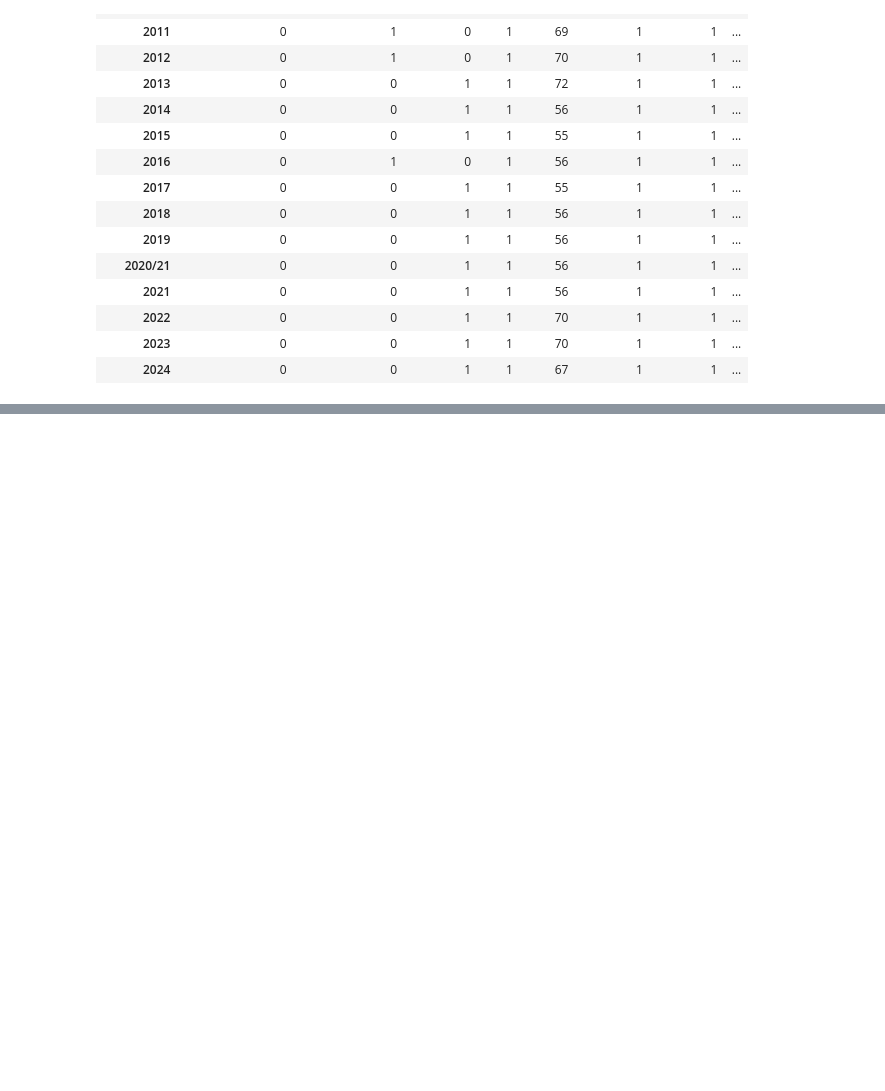
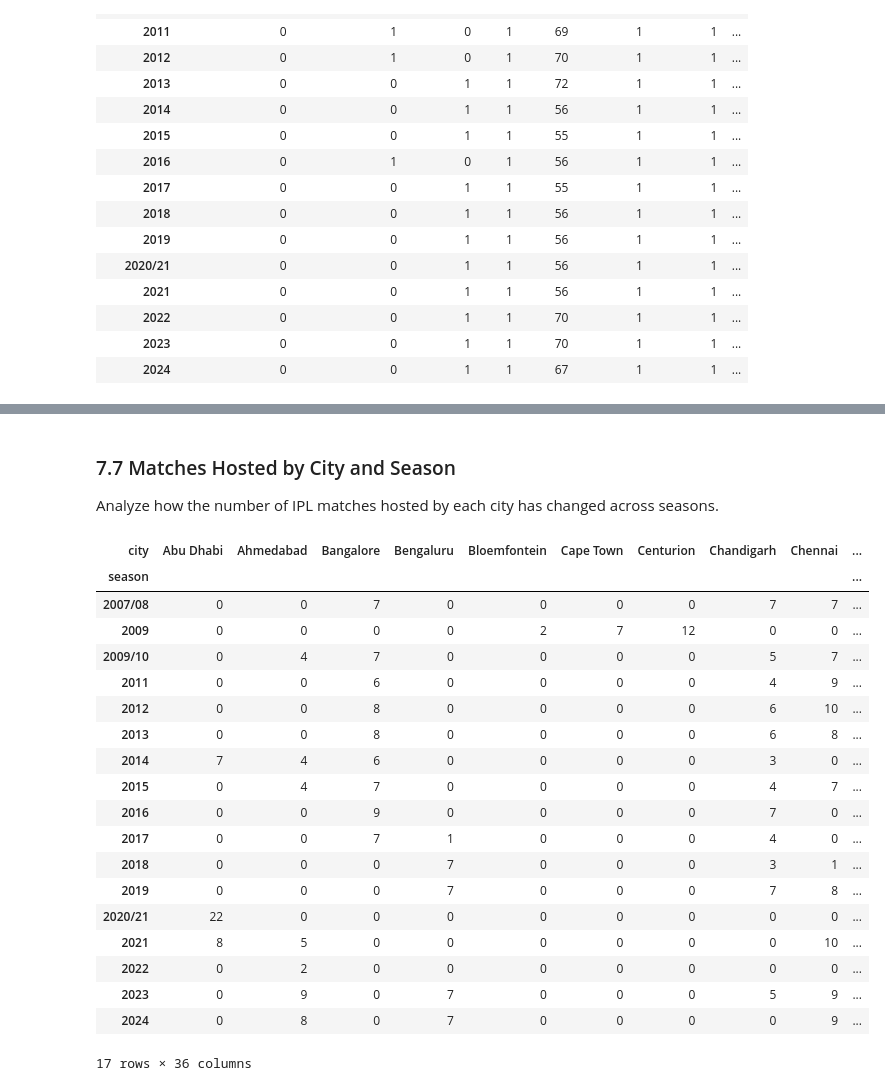
Before and after one commit to khalil-Gardiwal/ipl-data-analysis, a Jupyter notebook: notebooks/ipl-analysis.ipynb, the cells around one changed output, grey strips where cells are left out. Saved outputs shown, nothing was run; the diff lists cells and outputs as text; code cells hidden in the pictures; blank space fills up the shorter version.

```diff
--- a/notebooks/ipl-analysis.ipynb
+++ b/notebooks/ipl-analysis.ipynb
@@ -1158,0 +1342,33 @@ match_type_by_season
+# %% [markdown]
+### 7.7 Matches Hosted by City and Season
+
+Analyze how the number of IPL matches hosted by each city has changed across seasons.
+# %%
+matches_by_city_season = (
+    matches.groupby(["season", "city"])
+    .size()
+    .unstack(fill_value=0)
+)
+
+matches_by_city_season
+# %% [output]
+| city | Abu Dhabi | Ahmedabad | Bangalore | Bengaluru | Bloemfontein | Cape Town | Centurion | Chandigarh | Chennai | ... |
+| season |  |  |  |  |  |  |  |  |  | ... |
+| 2007/08 | 0 | 0 | 7 | 0 | 0 | 0 | 0 | 7 | 7 | ... |
+| 2009 | 0 | 0 | 0 | 0 | 2 | 7 | 12 | 0 | 0 | ... |
+| 2009/10 | 0 | 4 | 7 | 0 | 0 | 0 | 0 | 5 | 7 | ... |
+| 2011 | 0 | 0 | 6 | 0 | 0 | 0 | 0 | 4 | 9 | ... |
+| 2012 | 0 | 0 | 8 | 0 | 0 | 0 | 0 | 6 | 10 | ... |
+| 2013 | 0 | 0 | 8 | 0 | 0 | 0 | 0 | 6 | 8 | ... |
+| 2014 | 7 | 4 | 6 | 0 | 0 | 0 | 0 | 3 | 0 | ... |
+| 2015 | 0 | 4 | 7 | 0 | 0 | 0 | 0 | 4 | 7 | ... |
+| 2016 | 0 | 0 | 9 | 0 | 0 | 0 | 0 | 7 | 0 | ... |
+| 2017 | 0 | 0 | 7 | 1 | 0 | 0 | 0 | 4 | 0 | ... |
+| 2018 | 0 | 0 | 0 | 7 | 0 | 0 | 0 | 3 | 1 | ... |
+| 2019 | 0 | 0 | 0 | 7 | 0 | 0 | 0 | 7 | 8 | ... |
+| 2020/21 | 22 | 0 | 0 | 0 | 0 | 0 | 0 | 0 | 0 | ... |
+| 2021 | 8 | 5 | 0 | 0 | 0 | 0 | 0 | 0 | 10 | ... |
+| 2022 | 0 | 2 | 0 | 0 | 0 | 0 | 0 | 0 | 0 | ... |
+| 2023 | 0 | 9 | 0 | 7 | 0 | 0 | 0 | 5 | 9 | ... |
+| 2024 | 0 | 8 | 0 | 7 | 0 | 0 | 0 | 0 | 9 | ... |
+17 rows × 36 columns
```
Also changed, not shown: parts of 16 cells of this notebook.
